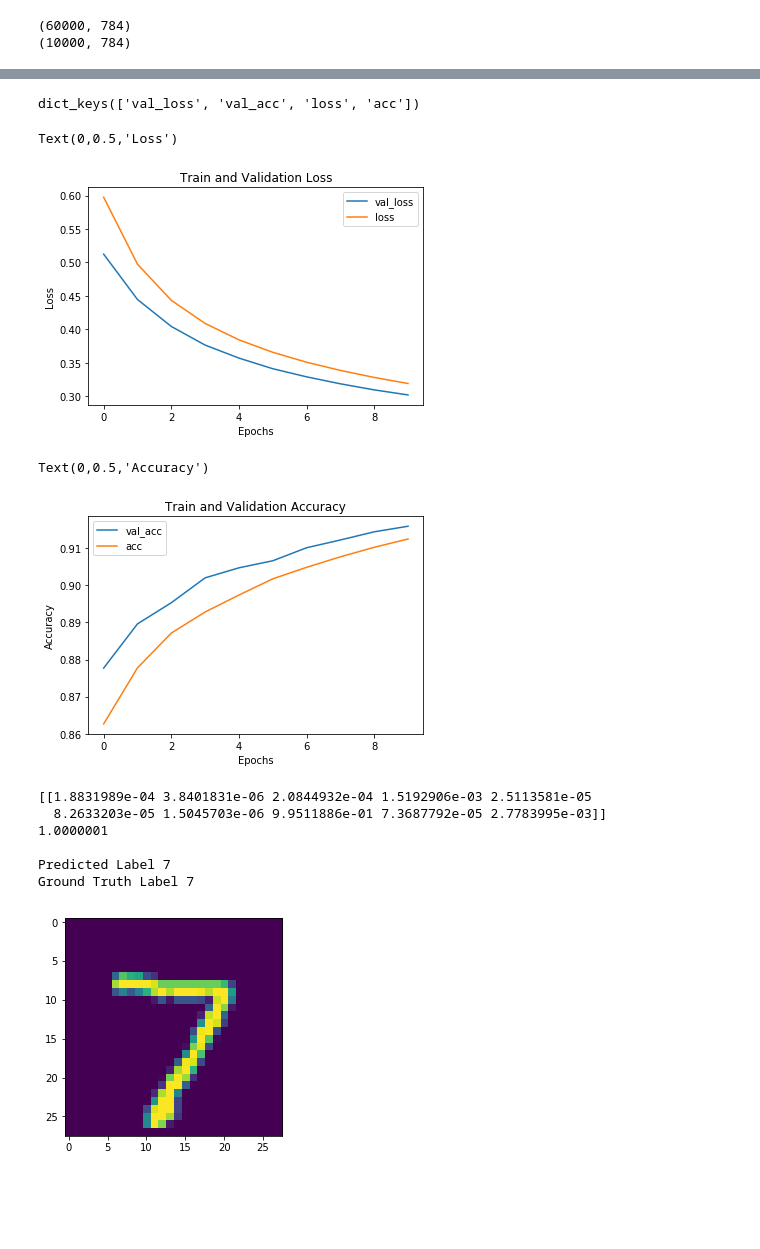
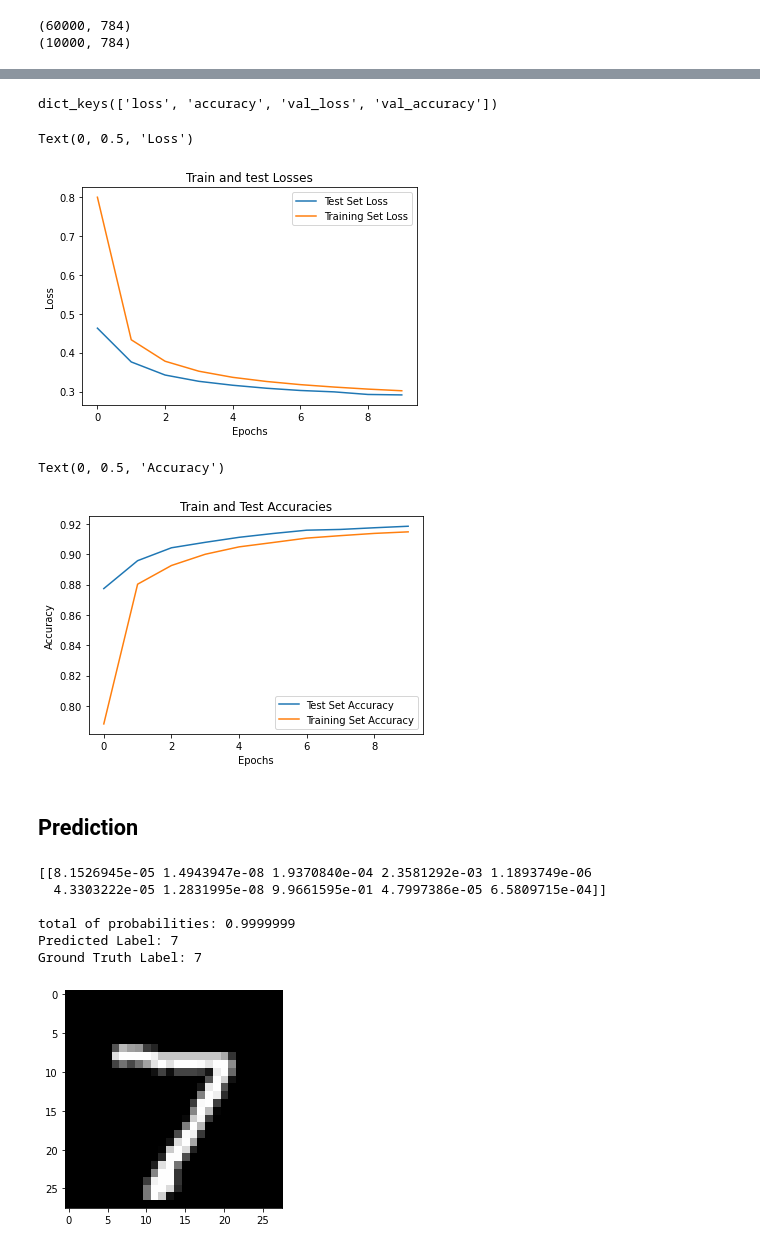
Before and after one commit to mvshashank08/intro_to_deep_learning, a Jupyter notebook: Basic DNN.ipynb, the cells around one changed output, grey strips where cells are left out. Cells and saved outputs as stored; diff of their text form; code cells hidden in the pictures; blank space fills up the shorter version.

```diff
--- a/Basic DNN.ipynb
+++ b/Basic DNN.ipynb
@@ -102,7 +92,9 @@ print(y_test[0])
 - 2nd layer has 10 nodes mapped to all the possible labels from 0-9
 # %%
 model = Sequential()
-model.add(Dense(num_pixels, input_dim=num_pixels, activation='relu'))
+model.add(Dense(512, input_dim=num_pixels))
+model.add(Dense(256))
+model.add(Dense(128))
 model.add(Dense(num_classes, activation='softmax'))
 # %%
 # Compile model
@@ -133,27 +147,27 @@ Epoch 10/10
 # %%
 history.history.keys()
 # %% [output]
-dict_keys(['val_loss', 'val_acc', 'loss', 'acc'])
+dict_keys(['loss', 'accuracy', 'val_loss', 'val_accuracy'])
 # %%
-#fig = plt.figure((10, 5))
-plt.plot(history.history['val_loss'], label="val_loss")
-plt.plot(history.history['loss'], label="loss")
+
+plt.plot(history.history['val_loss'], label="Test Set Loss")
+plt.plot(history.history['loss'], label="Training Set Loss")
 
 plt.legend(loc='best')
-plt.title("Train and Validation Loss")
+plt.title("Train and test Losses")
 plt.xlabel("Epochs")
 plt.ylabel("Loss")
 # %% [output]
-Text(0,0.5,'Loss')
+Text(0, 0.5, 'Loss')
-[figure, old version]
+[figure, new version]
 # %%
-plt.plot(history.history['val_acc'], label="val_acc")
-plt.plot(history.history['acc'], label="acc")
+plt.plot(history.history['val_accuracy'], label="Test Set Accuracy")
+plt.plot(history.history['accuracy'], label="Training Set Accuracy")
 
 plt.legend(loc='best')
-plt.title("Train and Validation Accuracy")
+plt.title("Train and Test Accuracies")
 plt.xlabel("Epochs")
 plt.ylabel("Accuracy")
 # %% [output]
-Text(0,0.5,'Accuracy')
+Text(0, 0.5, 'Accuracy')
-[figure, old version]
+[figure, new version]
@@ -162,17 +174,21 @@ y_pred = model.predict(numpy.array([X_test[0]]))
+# %% [markdown]
+## Prediction
 # %%
+y_pred = model.predict(np.array([X_test[0]]))
+
 print(y_pred)
-print(y_pred.sum())
-print("\nPredicted Label",y_pred.argmax())
-print("Ground Truth Label",y_test[0].argmax())
+print("\ntotal of probabilities:", y_pred.sum())
+print("Predicted Label:",y_pred.argmax())
+print("Ground Truth Label:",y_test[0].argmax())
 
 # Plotting the image
-plt.imshow(X_test[0].reshape(28, 28))
+plt.imshow(X_test[0].reshape(28, 28), cmap="gray")
 plt.show()
 # %% [output]
-[[1.8831989e-04 3.8401831e-06 2.0844932e-04 1.5192906e-03 2.5113581e-05
-  8.2633203e-05 1.5045703e-06 9.9511886e-01 7.3687792e-05 2.7783995e-03]]
-1.0000001
+[[8.1526945e-05 1.4943947e-08 1.9370840e-04 2.3581292e-03 1.1893749e-06
+  4.3303222e-05 1.2831995e-08 9.9661595e-01 4.7997386e-05 6.5809715e-04]]
 
-Predicted Label 7
-Ground Truth Label 7
+total of probabilities: 0.9999999
+Predicted Label: 7
+Ground Truth Label: 7
-[figure, old version]
+[figure, new version]
```
Also changed, not shown: parts of 15 cells of this notebook.
